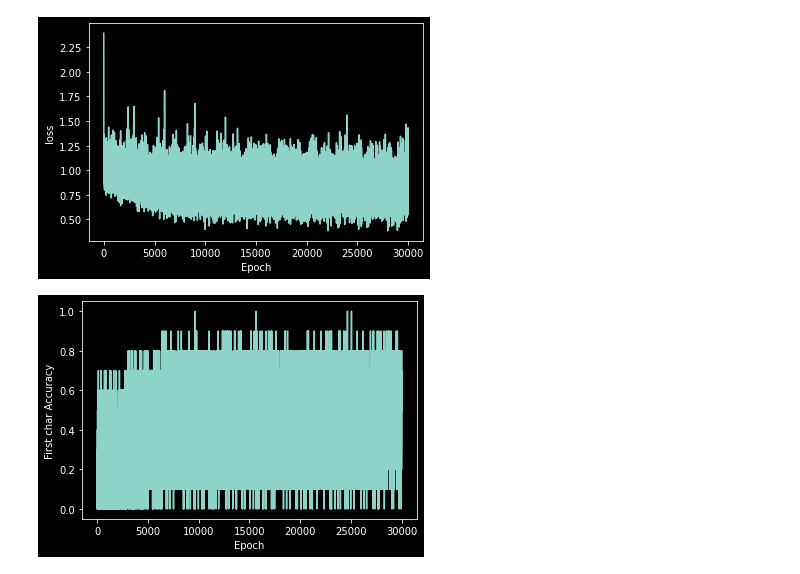
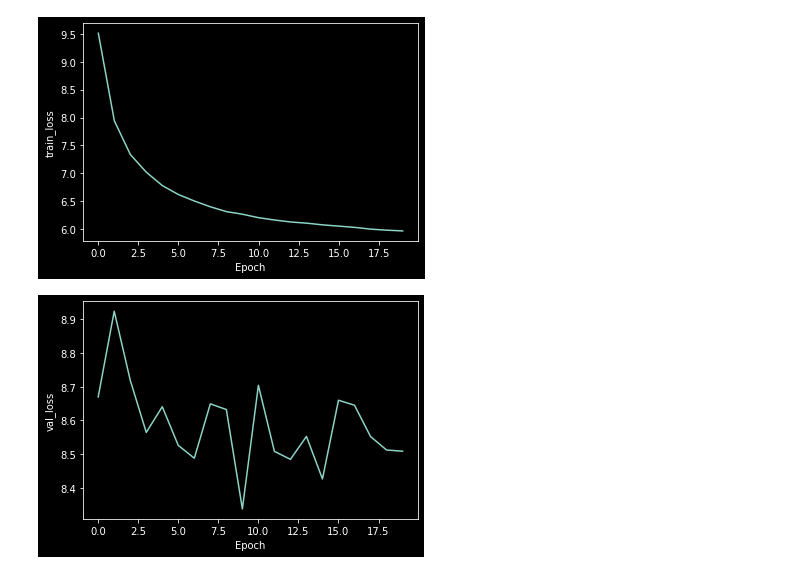
Before and after one commit to ruanhao5/digital_classification, a Jupyter notebook: code/model.ipynb, the cells around one changed output. Cells and saved outputs as stored; diff of their text form; code cells hidden in the pictures.

```diff
--- a/code/model.ipynb
+++ b/code/model.ipynb
@@ -122,13 +82,0 @@ for epoch in range(10):
-# %%
-plt.plot(loss_plot)
-plt.xlabel("Epoch")
-plt.ylabel("loss")
-plt.show()
-
-plt.plot(c0_plot)
-plt.xlabel("Epoch")
-plt.ylabel("First char Accuracy")
-plt.show()
-# %% [output]
-[figure, removed]
-[figure, removed]
@@ -134,0 +169,28 @@ plt.show()
+# %%
+for epoch in range(20):
+    print('\nEpoch: ', epoch)
+
+    train_loss = train(train_loader, model, criterion, optimizer, epoch)
+    val_loss = validate(val_loader, model, criterion)
+
+    # 记录下验证集精度
+    if val_loss < best_loss:
+        best_loss = val_loss
+        torch.save(model.state_dict(), './model.pt')
+
+    train_loss_plot.append(train_loss)
+    val_loss_plot.append(val_loss)
+
+
+plt.plot(train_loss_plot)
+plt.xlabel("Epoch")
+plt.ylabel("train_loss")
+plt.show()
+
+plt.plot(val_loss_plot)
+plt.xlabel("Epoch")
+plt.ylabel("val_loss")
+plt.show()
+# %% [output]
+[figure, added]
+[figure, added]
```
Also changed, not shown: parts of 4 cells of this notebook, 2 other files.
